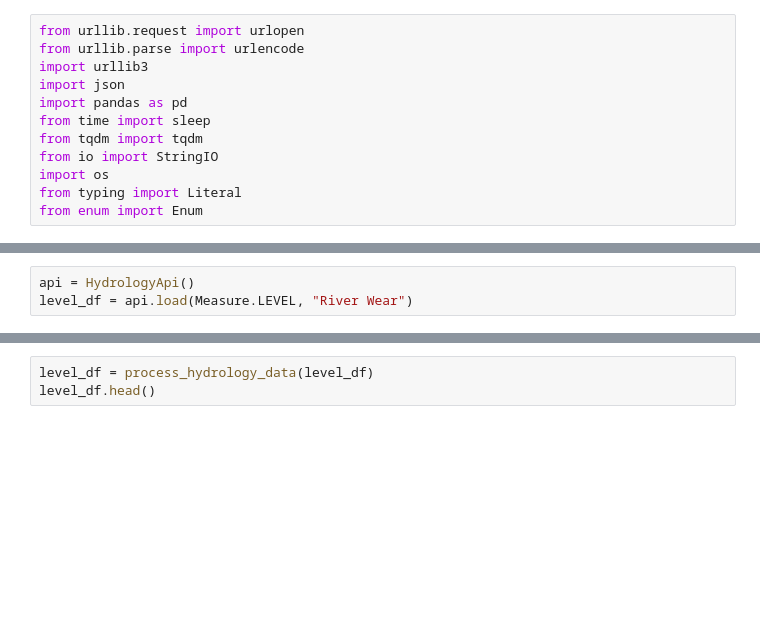
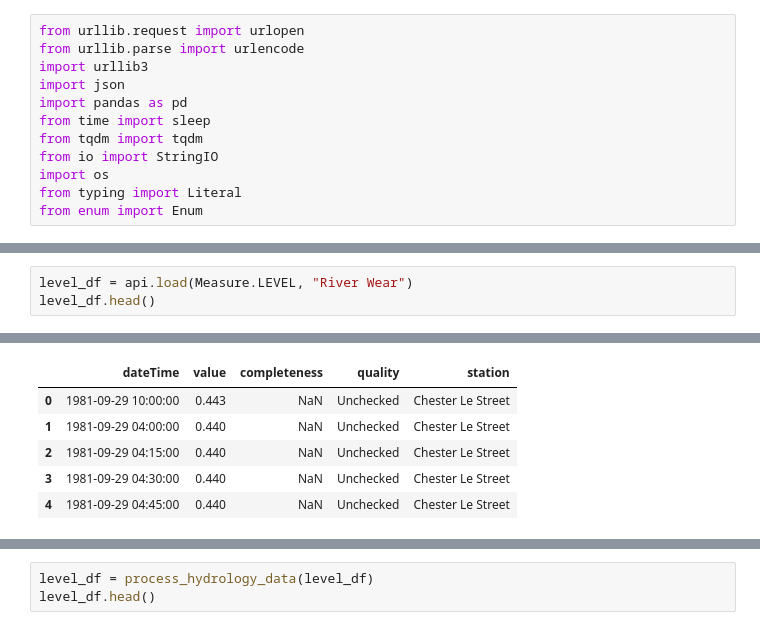
Before and after one commit to Jex-y/river-level-analysis, a Jupyter notebook: build_datasets.ipynb, the cells around one changed output, grey strips where cells are left out. Cells and saved outputs as stored; diff of their text form; blank space fills up the shorter version.

```diff
--- a/build_datasets.ipynb
+++ b/build_datasets.ipynb
@@ -165,5 +190,5 @@ def process_hydrology_data(df):
 # %%
-api = HydrologyApi()
 level_df = api.load(Measure.LEVEL, "River Wear")
+level_df.head()
 # %% [output]
 Loading data/river_wear_level_raw.parquet
@@ -175,0 +205,6 @@ Downloading level data for station: Durham New Elvet Bridge
+|  | dateTime | value | completeness | quality | station |
+| 0 | 1981-09-29 10:00:00 | 0.443 | NaN | Unchecked | Chester Le Street |
+| 1 | 1981-09-29 04:00:00 | 0.440 | NaN | Unchecked | Chester Le Street |
+| 2 | 1981-09-29 04:15:00 | 0.440 | NaN | Unchecked | Chester Le Street |
+| 3 | 1981-09-29 04:30:00 | 0.440 | NaN | Unchecked | Chester Le Street |
+| 4 | 1981-09-29 04:45:00 | 0.440 | NaN | Unchecked | Chester Le Street |
```
Also changed, not shown: parts of 5 cells of this notebook.
